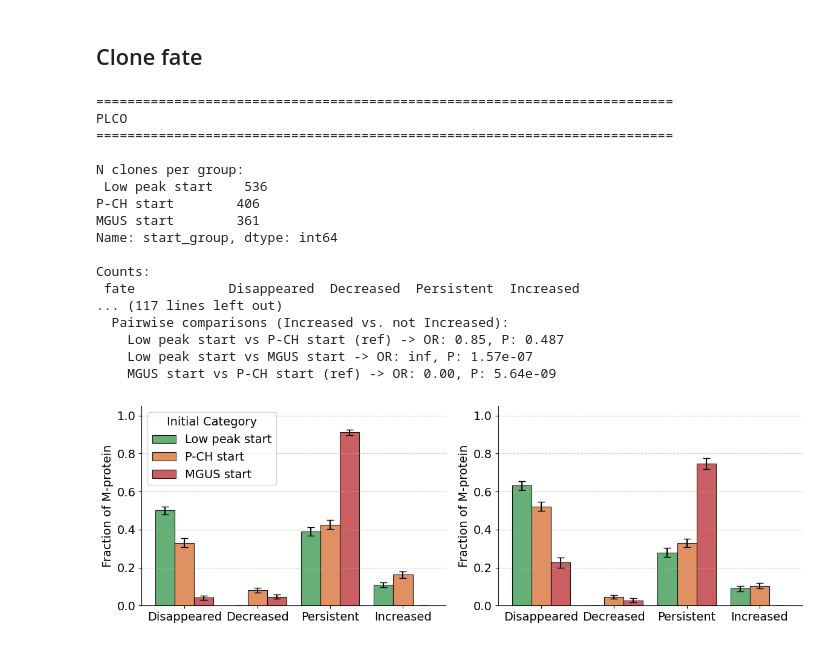
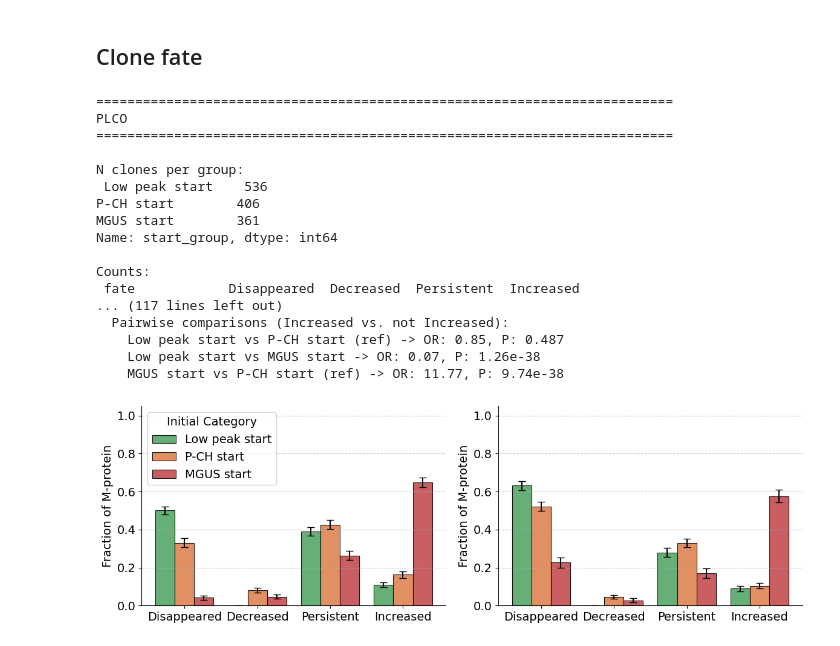
Before and after one commit to ghobriallab/mgip-clonal-bcell-evolution, a Jupyter notebook: 04.MS_dynamic_analysis_PLCO_PROMISE/Clone_fate_analysis_PLCO_PROMISE.ipynb, the cells around one changed output. Saved outputs shown, nothing was run; the diff lists cells and outputs as text; code cells hidden in the pictures.

```diff
--- a/04.MS_dynamic_analysis_PLCO_PROMISE/Clone_fate_analysis_PLCO_PROMISE.ipynb
+++ b/04.MS_dynamic_analysis_PLCO_PROMISE/Clone_fate_analysis_PLCO_PROMISE.ipynb
@@ -80,6 +80,7 @@ def print_pairwise_fate_tests(ct):
         print("Not enough populated groups for pairwise comparison.")
         return
 
+    # Find the reference group name
     ref_name = next((g for g in groups if 'P-CH' in g), None)
 
     for fate in FATE_LIST:
@@ -94,6 +95,7 @@ def print_pairwise_fate_tests(ct):
 
         print(f"  Pairwise comparisons ({fate} vs. not {fate}):")
         for g1, g2 in combinations(groups, 2):
+            # If g1 is the reference, swap so it becomes g2 (denominator)
             if ref_name and g1 == ref_name:
                 g1, g2 = g2, g1
 
@@ -101,6 +103,7 @@ def print_pairwise_fate_tests(ct):
             c, d = fate_data[g2]
             p_fisher, odds = fisher_exact_2x2(a, b, c, d)
 
+            # Add "(ref)" tag if compared against the reference group
             ref_tag = " (ref)" if g2 == ref_name else ""
             print(f"    {g1} vs {g2}{ref_tag} -> OR: {odds:.2f}, P: {p_fisher:.3g}")
 
@@ -130,22 +133,36 @@ def analyze_cohort(raw_df, person_col, clone_col, time_col, conc_col, mz_col,
     records = []
     for (person, clone), g in real.groupby([person_col, clone_col]):
         g = g.sort_values('_t')
-        start_t, start_cat = g['_t'].iloc[0], g['cat'].iloc[0]
+
+        start_t = g['_t'].iloc[0]
+        start_cat = g['cat'].iloc[0]
+        start_conc = g[conc_col].iloc[0]
 
         pv = visits.get(person, [])
         window = [t for t in pv if t >= start_t]
         if len(window) < 2:
             continue
 
-        detected_at = dict(zip(g['_t'], g['cat']))
+        detected_cat_at = dict(zip(g['_t'], g['cat']))
+        detected_conc_at = dict(zip(g['_t'], g[conc_col]))
+
         end_t = window[-1]
-        end_cat = detected_at.get(end_t, 'Negative')
+        end_cat = detected_cat_at.get(end_t, 'Negative')
+        end_conc = detected_conc_at.get(end_t, 0.0)
 
         if end_cat == 'Negative':
             fate = 'Disappeared'
         else:
             s, e = FATE_ORDER[start_cat], FATE_ORDER[end_cat]
-            fate = 'Increased' if e > s else 'Decreased' if e < s else 'Persistent'
+            if e > s:
+                fate = 'Increased'
+            elif e < s:
+                fate = 'Decreased'
+            else:
+                if start_cat == 'MS-MGUS' and end_conc > start_conc:
+                    fate = 'Increased'
+                else:
+                    fate = 'Persistent'
 
         records.append({'person': person, 'clone_id': clone, 'start_cat': start_cat,
                          'end_cat': end_cat, 'n_visits_since_start': len(window), 'fate': fate})
@@ -262,33 +279,33 @@ def plot_fate_fractions(ax, ct, title):
     #ax.set_title(title, pad=10)
     ax.set_ylim(0, 1.05)
     ax.grid(axis='y', linestyle='--', alpha=0.7)
     ax.spines['top'].set_visible(False)
     ax.spines['right'].set_visible(False)
 
 plot_fate_fractions(axes[0], plco_ct, 'PLCO Cohort')
 plot_fate_fractions(axes[1], promise_ct, 'PROMISE Cohort')
 
 axes[0].legend(title='Initial Category')
 
 plt.tight_layout()
 plt.savefig("../00.Figures/Clone_Fates_Fraction.pdf")
 plt.show()
 # %% [output]
 ==========================================================================
 PLCO
 ==========================================================================
 
 N clones per group:
  Low peak start    536
 P-CH start        406
 MGUS start        361
 Name: start_group, dtype: int64
 
 Counts:
  fate            Disappeared  Decreased  Persistent  Increased
 ... (117 lines left out)
   Pairwise comparisons (Increased vs. not Increased):
     Low peak start vs P-CH start (ref) -> OR: 0.85, P: 0.487
-    Low peak start vs MGUS start -> OR: inf, P: 1.57e-07
-    MGUS start vs P-CH start (ref) -> OR: 0.00, P: 5.64e-09
+    Low peak start vs MGUS start -> OR: 0.07, P: 1.26e-38
+    MGUS start vs P-CH start (ref) -> OR: 11.77, P: 9.74e-38
-[figure, old version]
+[figure, new version]
```
Also changed, not shown: 1 other file.
